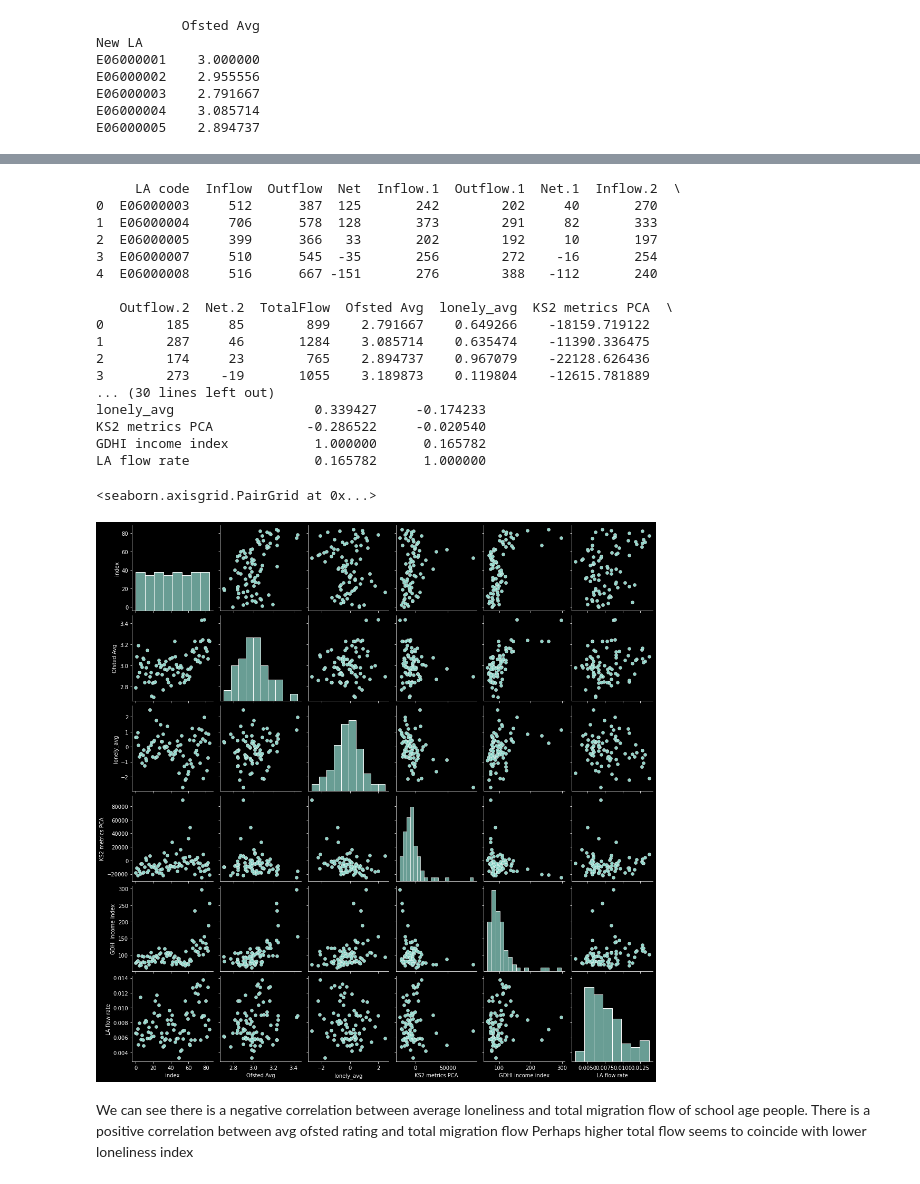
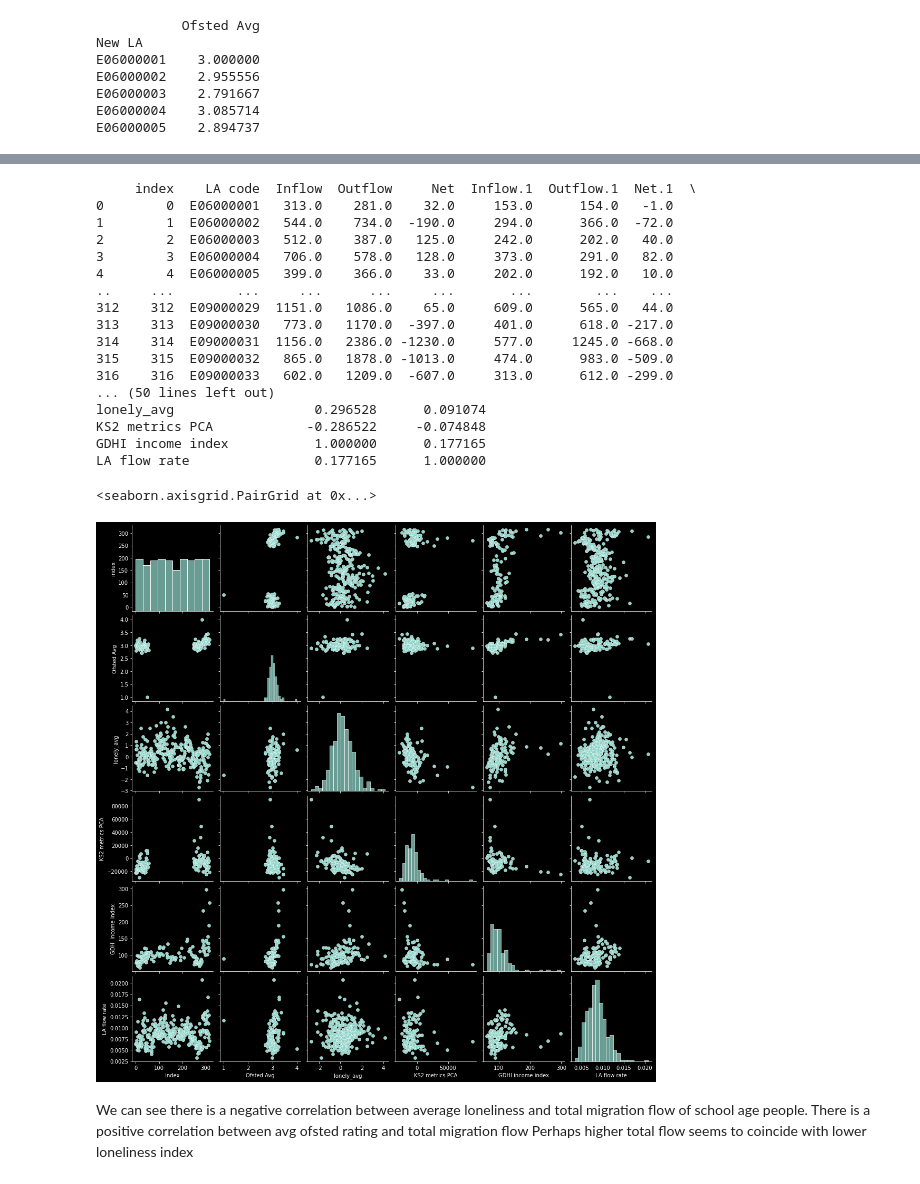
Before and after one commit to JonathanMarriott/ADS-Loneliness, a Jupyter notebook: school ranking and income/school_analysis.ipynb, the cells around one changed output, grey strips where cells are left out. Drawn from its saved outputs; the diff is of its cells as text; code cells hidden in the pictures.

```diff
--- a/school ranking and income/school_analysis.ipynb
+++ b/school ranking and income/school_analysis.ipynb
@@ -122,7 +122,7 @@ E06000005    2.894737
 # %%
 #Get LA population data
 pop_df = pd.read_excel('ukmidyearestimates20182019ladcodes.xls',sheet_name='MYE2-All',header=4)
-pop_df = pop_df.loc[pop_df['Code'].isin(ofsted_avg.reset_index()['New LA'])]
+pop_df = pop_df.loc[pop_df['Code'].isin(lonely_index_average.reset_index()['LA code'])]
 pop_dict = dict(zip(pop_df['Code'],pop_df['All ages']))
 # %%
 #Income data for uk regions - gross disposable household income (GDHI) per head as index
@@ -205,56 +209,56 @@ LAcode2name['E07000004'] = 'Aylesbury Vale'
 LAcode2name['E07000005'] = 'Chiltern'
 LAcode2name['E07000006'] = 'South Bucks'
 LAcode2name['E07000007'] = 'Wycombe'
 
 # Join the loneliness index with the migration data
 main_df = migration_school_ages.join(ofsted_avg,on= 'LA code')
 main_df = main_df.join(lonely_index_average, on='LA code')
-main_df = pd.merge(main_df,ks2_pca_df,on='LA code')
-main_df = pd.merge(main_df,income_df,on='LA code')
-print(main_df.head())
+main_df = pd.merge(main_df,ks2_pca_df,on='LA code',how='outer') #Missing some regions
+main_df = pd.merge(main_df,income_df,on='LA code', how='outer') #Missing some regions
+
 main_df = main_df.reset_index()
 
-main_df = main_df.loc[main_df['Ofsted Avg'].notna()] # remove LAs from wales etc which we havent calcualted Ofsted or lonely avg
+#main_df = main_df.loc[main_df['Ofsted Avg'].notna()] # remove LAs from wales etc which we havent calcualted Ofsted or lonely avg
 main_df = main_df.loc[main_df['lonely_avg'].notna()]
-
+print(main_df)
 
 main_df['LA name'] = main_df['LA code'].apply(lambda x: LAcode2name[x])
 main_df['LA flow rate'] =  main_df['TotalFlow'] / main_df['LA code'].apply(lambda x: pop_dict[x])
 
 # main_df['KS2_PCA_Zscore'] = scipy.stats.zscore(main_df['KS2 metrics PCA'])
 # main_df = main_df.loc[main_df['KS2_PCA_Zscore'].abs() <=3]
 
 
 # main_data['lonely_avg'] = pd.to_numeric(main_data['lonely_avg'])
 main_vars = main_df.drop(columns=['Net', 'Inflow.1', 'Outflow.1', 'Net.1', 'Inflow.2','Outflow.2','Net.2'])
 main_vars = main_vars.drop(columns=['Inflow', 'Outflow','TotalFlow'])
 print(main_vars.head(4))
 print(main_vars.corr())
 
 import seaborn as sns
 import matplotlib
 matplotlib.style.use('dark_background')
 sns.pairplot(main_vars)
 # %% [output]
-     LA code  Inflow  Outflow  Net  Inflow.1  Outflow.1  Net.1  Inflow.2  \
-0  E06000003     512      387  125       242        202     40       270
-1  E06000004     706      578  128       373        291     82       333
-2  E06000005     399      366   33       202        192     10       197
-3  E06000007     510      545  -35       256        272    -16       254
-4  E06000008     516      667 -151       276        388   -112       240
-
-   Outflow.2  Net.2  TotalFlow  Ofsted Avg  lonely_avg  KS2 metrics PCA  \
-0        185     85        899    2.791667    0.649266    -18159.719122
-1        287     46       1284    3.085714    0.635474    -11390.336475
-2        174     23        765    2.894737    0.967079    -22128.626436
-3        273    -19       1055    3.189873    0.119804    -12615.781889
-... (30 lines left out)
-lonely_avg                  0.339427     -0.174233
-KS2 metrics PCA            -0.286522     -0.020540
-GDHI income index           1.000000      0.165782
-LA flow rate                0.165782      1.000000
+     index    LA code  Inflow  Outflow     Net  Inflow.1  Outflow.1  Net.1  \
+0        0  E06000001   313.0    281.0    32.0     153.0      154.0   -1.0
+1        1  E06000002   544.0    734.0  -190.0     294.0      366.0  -72.0
+2        2  E06000003   512.0    387.0   125.0     242.0      202.0   40.0
+3        3  E06000004   706.0    578.0   128.0     373.0      291.0   82.0
+4        4  E06000005   399.0    366.0    33.0     202.0      192.0   10.0
+..     ...        ...     ...      ...     ...       ...        ...    ...
+312    312  E09000029  1151.0   1086.0    65.0     609.0      565.0   44.0
+313    313  E09000030   773.0   1170.0  -397.0     401.0      618.0 -217.0
+314    314  E09000031  1156.0   2386.0 -1230.0     577.0     1245.0 -668.0
+315    315  E09000032   865.0   1878.0 -1013.0     474.0      983.0 -509.0
+316    316  E09000033   602.0   1209.0  -607.0     313.0      612.0 -299.0
+... (50 lines left out)
+lonely_avg                  0.296528      0.091074
+KS2 metrics PCA            -0.286522     -0.074848
+GDHI income index           1.000000      0.177165
+LA flow rate                0.177165      1.000000
 <seaborn.axisgrid.PairGrid at 0x...>
-[figure, old version]
+[figure, new version]
 # %% [markdown]
 We can see there is a negative correlation between average loneliness and total migration flow of school age people.
 There is a positive correlation between avg ofsted rating and total migration flow
```
Also changed, not shown: parts of 3 cells of this notebook, 3 other files.
